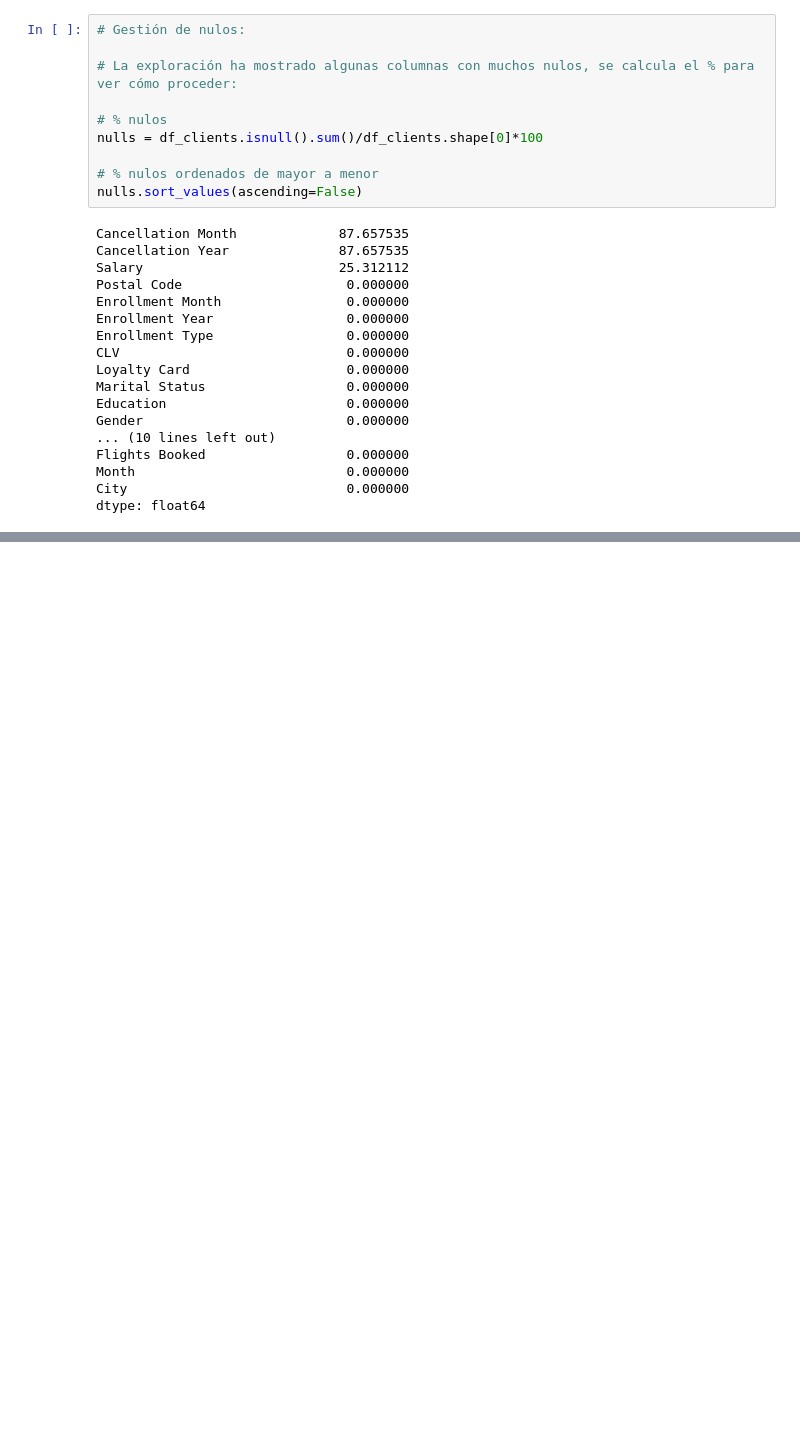
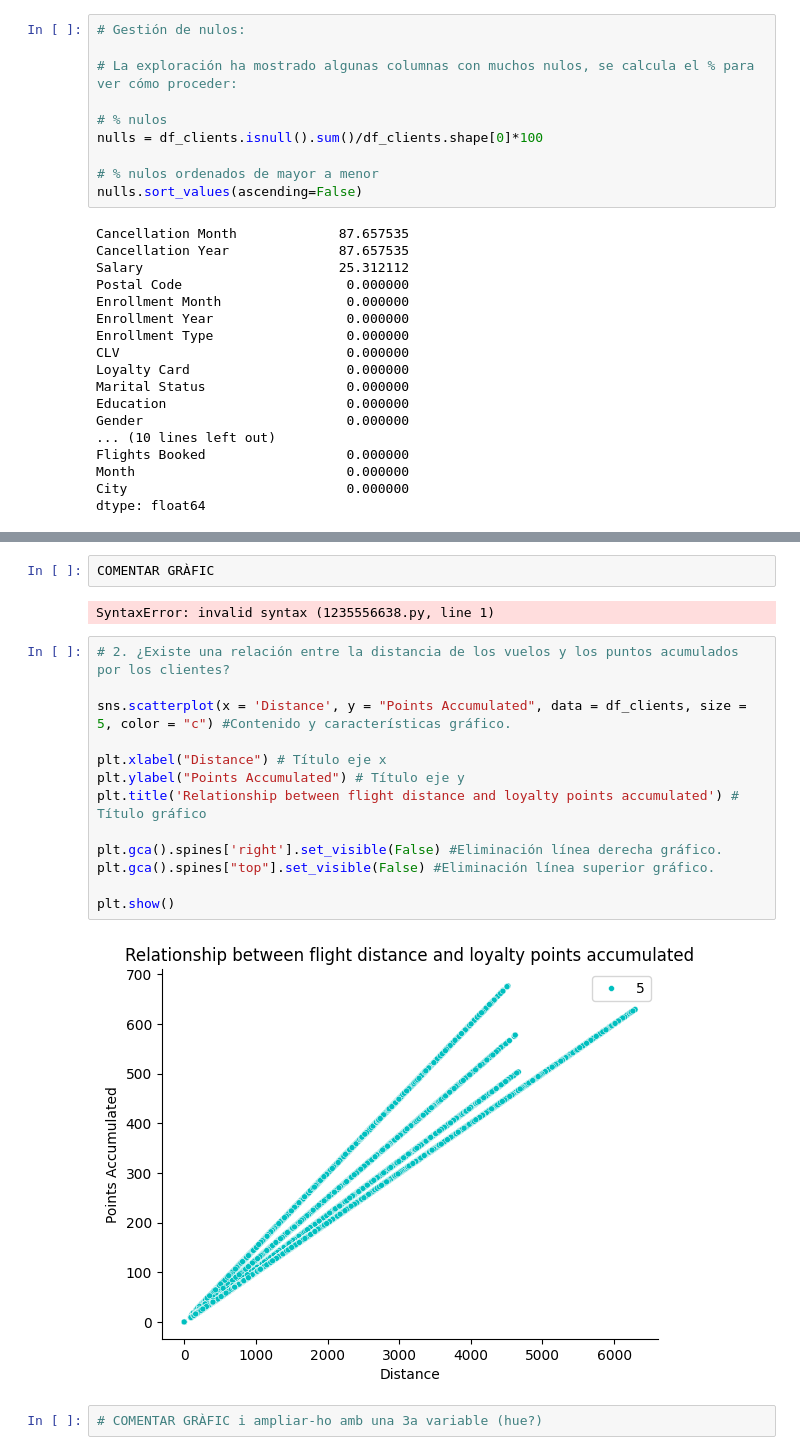
Before and after one commit to Adalab/bda-modulo-3-evaluacion-final-janarm93, a Jupyter notebook: Ejercicio_Jana.ipynb, the cells around one changed output, grey strips where cells are left out. Cells and saved outputs as stored; diff of their text form; blank space fills up the shorter version.

```diff
--- a/Ejercicio_Jana.ipynb
+++ b/Ejercicio_Jana.ipynb
@@ -384,0 +479,21 @@ Object `columnas` not found.
+# %%
+COMENTAR GRÀFIC
+# %% [output]
+SyntaxError: invalid syntax (1235556638.py, line 1)
+# %%
+# 2. ¿Existe una relación entre la distancia de los vuelos y los puntos acumulados por los clientes?
+
+sns.scatterplot(x = 'Distance', y = "Points Accumulated", data = df_clients, size = 5, color = "c") #Contenido y características gráfico.
+
+plt.xlabel("Distance") # Título eje x
+plt.ylabel("Points Accumulated") # Título eje y
+plt.title('Relationship between flight distance and loyalty points accumulated') # Título gráfico
+
+plt.gca().spines['right'].set_visible(False) #Eliminación línea derecha gráfico.
+plt.gca().spines["top"].set_visible(False) #Eliminación línea superior gráfico.
+
+plt.show()
+# %% [output]
+[figure, added]
+# %%
+# COMENTAR GRÀFIC i ampliar-ho amb una 3a variable (hue?)
```
Also changed, not shown: parts of 34 cells of this notebook.
